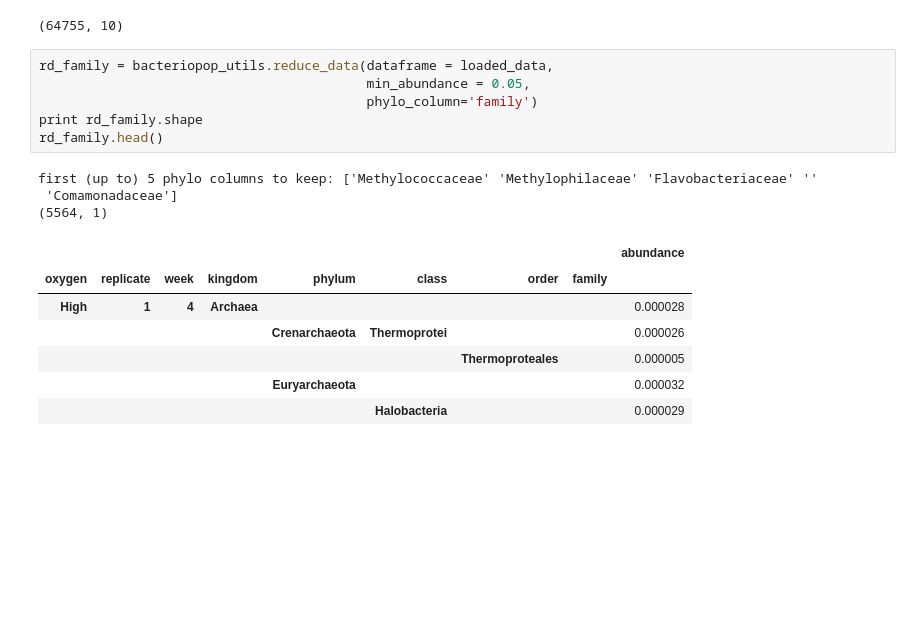
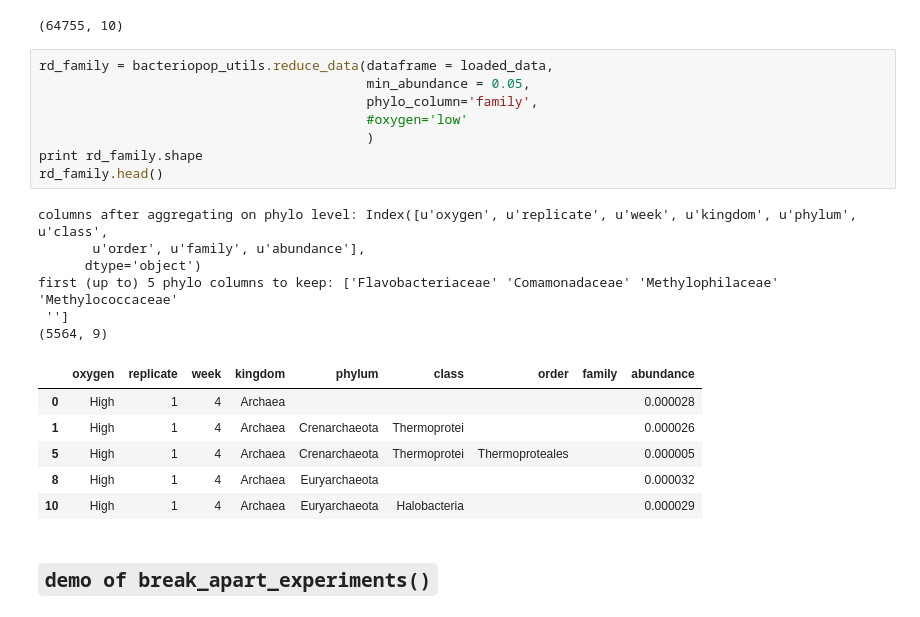
Before and after one commit to JanetMatsen/bacteriopop, a Jupyter notebook: develop_simplify_phylogeny.ipynb, the cells around one changed output. Cells and saved outputs as stored; diff of their text form; blank space fills up the shorter version.

```diff
--- a/develop_simplify_phylogeny.ipynb
+++ b/develop_simplify_phylogeny.ipynb
@@ -94,17 +99,23 @@ loaded_data.shape
 # %%
 rd_family = bacteriopop_utils.reduce_data(dataframe = loaded_data,
                                           min_abundance = 0.05,
-                                          phylo_column='family')
+                                          phylo_column='family',
+                                          #oxygen='low'
+                                          )
 print rd_family.shape
 rd_family.head()
 # %% [output]
-first (up to) 5 phylo columns to keep: ['Methylococcaceae' 'Methylophilaceae' 'Flavobacteriaceae' ''
- 'Comamonadaceae']
-(5564, 1)
+columns after aggregating on phylo level: Index([u'oxygen', u'replicate', u'week', u'kingdom', u'phylum', u'class',
+       u'order', u'family', u'abundance'],
+      dtype='object')
+first (up to) 5 phylo columns to keep: ['Flavobacteriaceae' 'Comamonadaceae' 'Methylophilaceae' 'Methylococcaceae'
+ '']
+(5564, 9)
-|  |  |  |  |  |  |  |  | abundance |
-| oxygen | replicate | week | kingdom | phylum | class | order | family |  |
-| High | 1 | 4 | Archaea |  |  |  |  | 0.000028 |
-|  |  |  |  | Crenarchaeota | Thermoprotei |  |  | 0.000026 |
-|  |  |  |  |  |  | Thermoproteales |  | 0.000005 |
-|  |  |  |  | Euryarchaeota |  |  |  | 0.000032 |
-|  |  |  |  |  | Halobacteria |  |  | 0.000029 |
+|  | oxygen | replicate | week | kingdom | phylum | class | order | family | abundance |
+| 0 | High | 1 | 4 | Archaea |  |  |  |  | 0.000028 |
+| 1 | High | 1 | 4 | Archaea | Crenarchaeota | Thermoprotei |  |  | 0.000026 |
+| 5 | High | 1 | 4 | Archaea | Crenarchaeota | Thermoprotei | Thermoproteales |  | 0.000005 |
+| 8 | High | 1 | 4 | Archaea | Euryarchaeota |  |  |  | 0.000032 |
+| 10 | High | 1 | 4 | Archaea | Euryarchaeota | Halobacteria |  |  | 0.000029 |
+# %% [markdown]
+## `demo of break_apart_experiments()`
```
Also changed, not shown: parts of 9 cells of this notebook, 1 other file.
